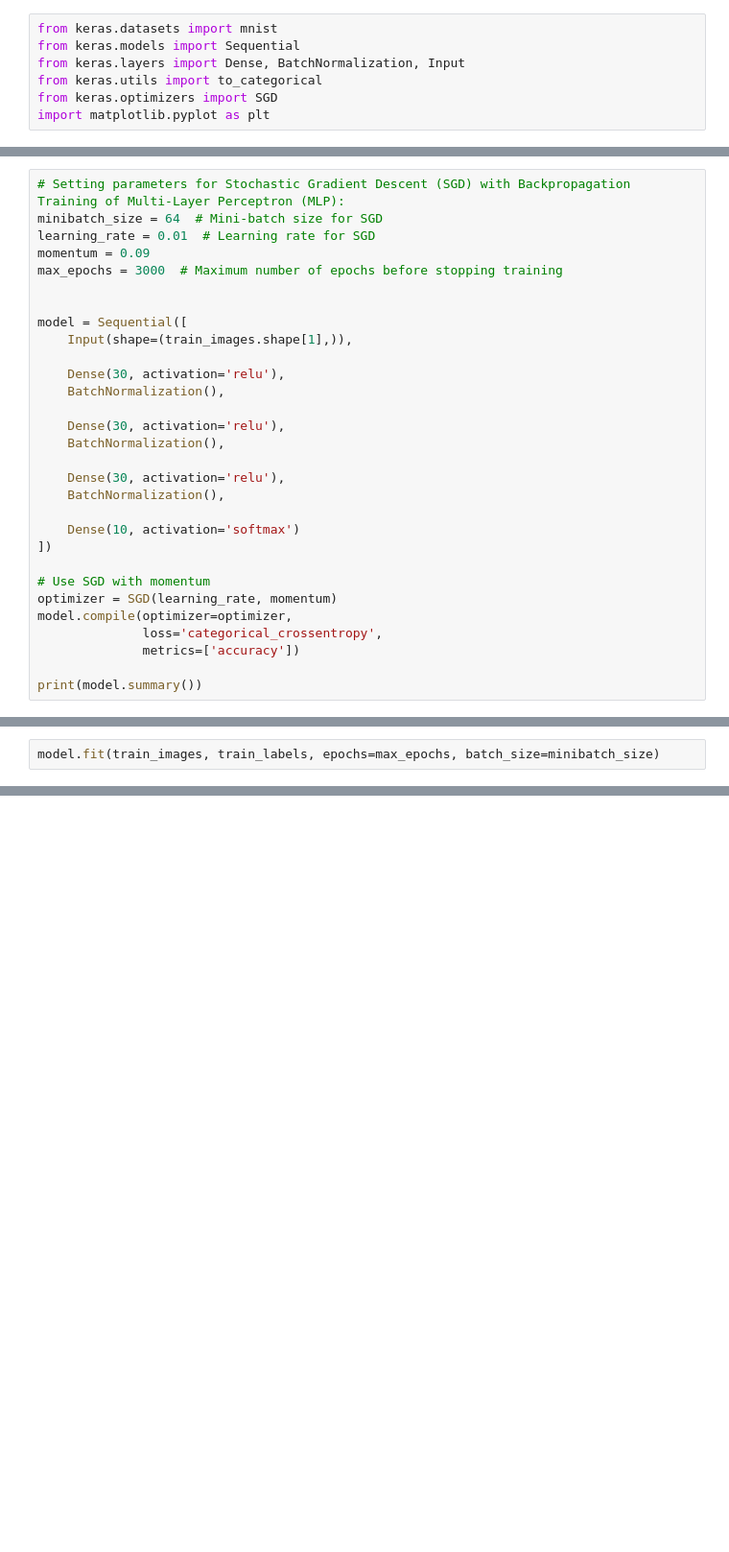
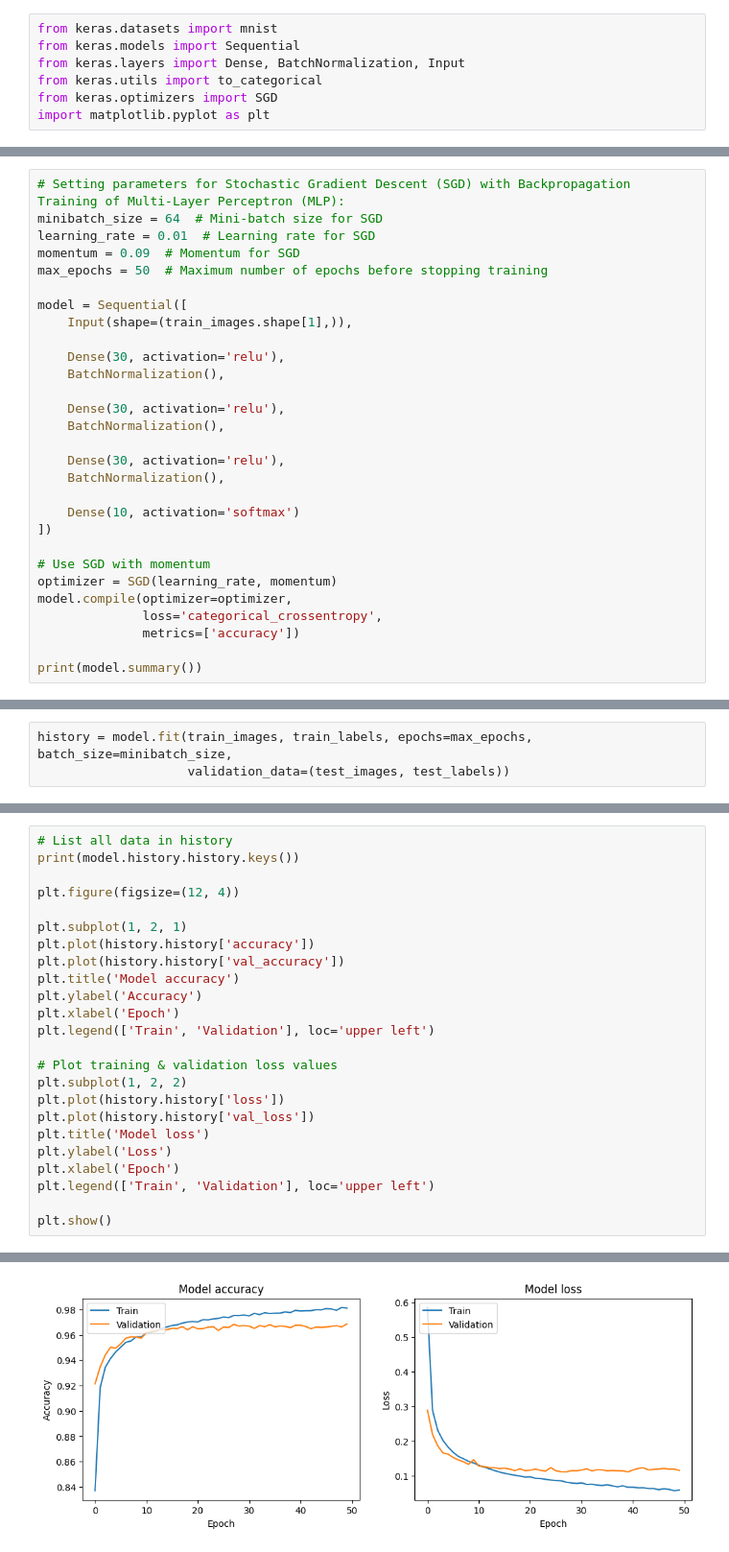
Before and after one commit to randytbushman/MachineLearning_Projects, a Jupyter notebook: mnist_dense.ipynb, the cells around one changed output, grey strips where cells are left out. Shown: that part at 96% size. Cells and saved outputs as stored; diff of their text form; blank space fills up the shorter version.

```diff
--- a/mnist_dense.ipynb
+++ b/mnist_dense.ipynb
@@ -26,9 +23,8 @@ Exception: URL fetch failure on https://storage.googleapis.com/tensorflow/tf-ker
 # Setting parameters for Stochastic Gradient Descent (SGD) with Backpropagation Training of Multi-Layer Perceptron (MLP):
 minibatch_size = 64  # Mini-batch size for SGD
 learning_rate = 0.01  # Learning rate for SGD
-momentum = 0.09
-max_epochs = 3000  # Maximum number of epochs before stopping training
-
+momentum = 0.09  # Momentum for SGD
+max_epochs = 50  # Maximum number of epochs before stopping training
 
 model = Sequential([
     Input(shape=(train_images.shape[1],)),
@@ -55,2 +69,3 @@ print(model.summary())
 # %%
-model.fit(train_images, train_labels, epochs=max_epochs, batch_size=minibatch_size)
+history = model.fit(train_images, train_labels, epochs=max_epochs, batch_size=minibatch_size,
+                    validation_data=(test_images, test_labels))
@@ -77,0 +90,25 @@ plt.show()
+# %%
+# List all data in history
+print(model.history.history.keys())
+
+plt.figure(figsize=(12, 4))
+
+plt.subplot(1, 2, 1)
+plt.plot(history.history['accuracy'])
+plt.plot(history.history['val_accuracy'])
+plt.title('Model accuracy')
+plt.ylabel('Accuracy')
+plt.xlabel('Epoch')
+plt.legend(['Train', 'Validation'], loc='upper left')
+
+# Plot training & validation loss values
+plt.subplot(1, 2, 2)
+plt.plot(history.history['loss'])
+plt.plot(history.history['val_loss'])
+plt.title('Model loss')
+plt.ylabel('Loss')
+plt.xlabel('Epoch')
+plt.legend(['Train', 'Validation'], loc='upper left')
+
+plt.show()
+# %% [output]
@@ -77,0 +116 @@ plt.show()
+[figure, added]
```
Also changed, not shown: parts of 5 cells of this notebook.
